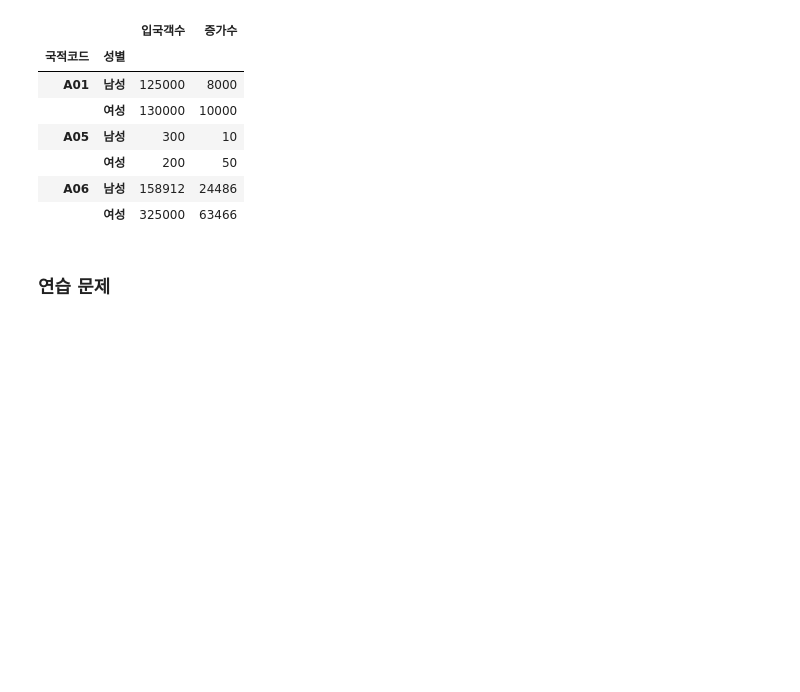
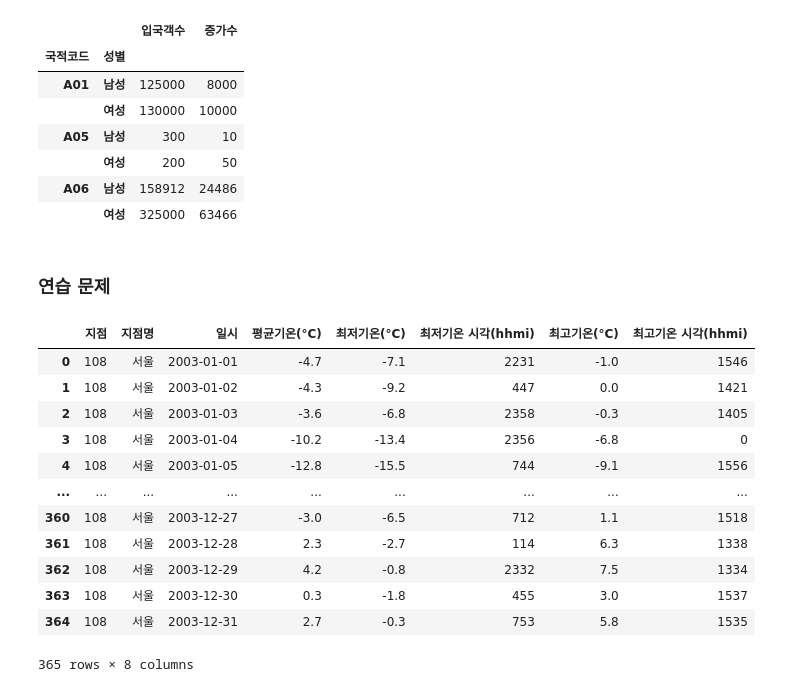
Before and after one commit to Ewha-Ohsori/OhsoriMarket, a Jupyter notebook: Downloads/DAbook1-main/ch5_pandas.ipynb, the cells around one changed output. Saved outputs shown, nothing was run; the diff lists cells and outputs as text; code cells hidden in the pictures; blank space fills up the shorter version.

```diff
--- a/Downloads/DAbook1-main/ch5_pandas.ipynb
+++ b/Downloads/DAbook1-main/ch5_pandas.ipynb
@@ -554,3 +554,21 @@ s1.groupby(['국적코드','성별']).sum()
 |  | 여성 | 325000 | 63466 |
 # %% [markdown]
 ### 연습 문제
+# %%
+# 1-1
+temp = pd.read_csv('materials/5장/temp.csv')
+temp
+# %% [output]
+|  | 지점 | 지점명 | 일시 | 평균기온(°C) | 최저기온(°C) | 최저기온 시각(hhmi) | 최고기온(°C) | 최고기온 시각(hhmi) |
+| 0 | 108 | 서울 | 2003-01-01 | -4.7 | -7.1 | 2231 | -1.0 | 1546 |
+| 1 | 108 | 서울 | 2003-01-02 | -4.3 | -9.2 | 447 | 0.0 | 1421 |
+| 2 | 108 | 서울 | 2003-01-03 | -3.6 | -6.8 | 2358 | -0.3 | 1405 |
+| 3 | 108 | 서울 | 2003-01-04 | -10.2 | -13.4 | 2356 | -6.8 | 0 |
+| 4 | 108 | 서울 | 2003-01-05 | -12.8 | -15.5 | 744 | -9.1 | 1556 |
+| ... | ... | ... | ... | ... | ... | ... | ... | ... |
+| 360 | 108 | 서울 | 2003-12-27 | -3.0 | -6.5 | 712 | 1.1 | 1518 |
+| 361 | 108 | 서울 | 2003-12-28 | 2.3 | -2.7 | 114 | 6.3 | 1338 |
+| 362 | 108 | 서울 | 2003-12-29 | 4.2 | -0.8 | 2332 | 7.5 | 1334 |
+| 363 | 108 | 서울 | 2003-12-30 | 0.3 | -1.8 | 455 | 3.0 | 1537 |
+| 364 | 108 | 서울 | 2003-12-31 | 2.7 | -0.3 | 753 | 5.8 | 1535 |
+365 rows × 8 columns
```
Also changed, not shown: parts of 17 cells of this notebook, 1 other file.
